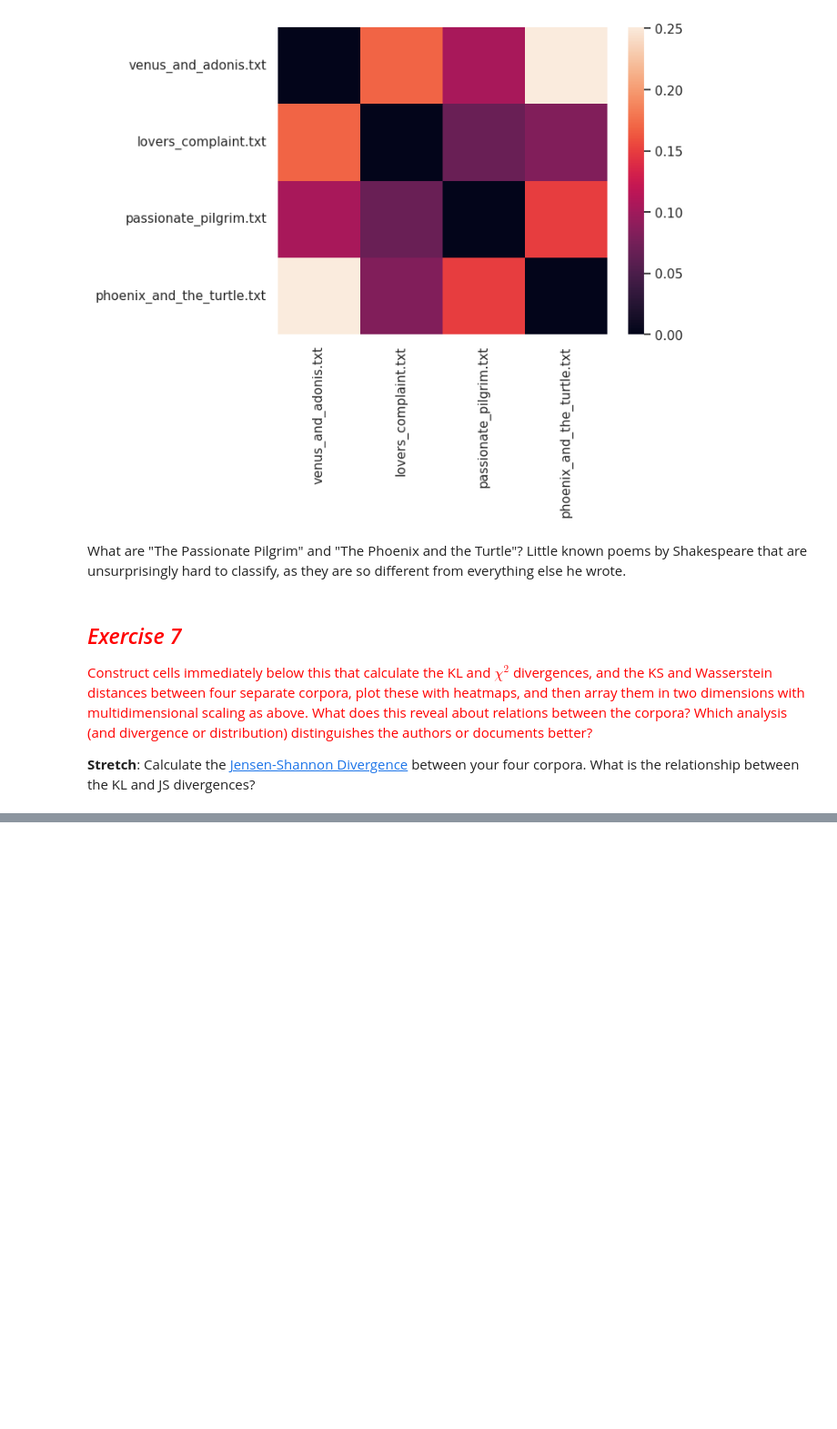
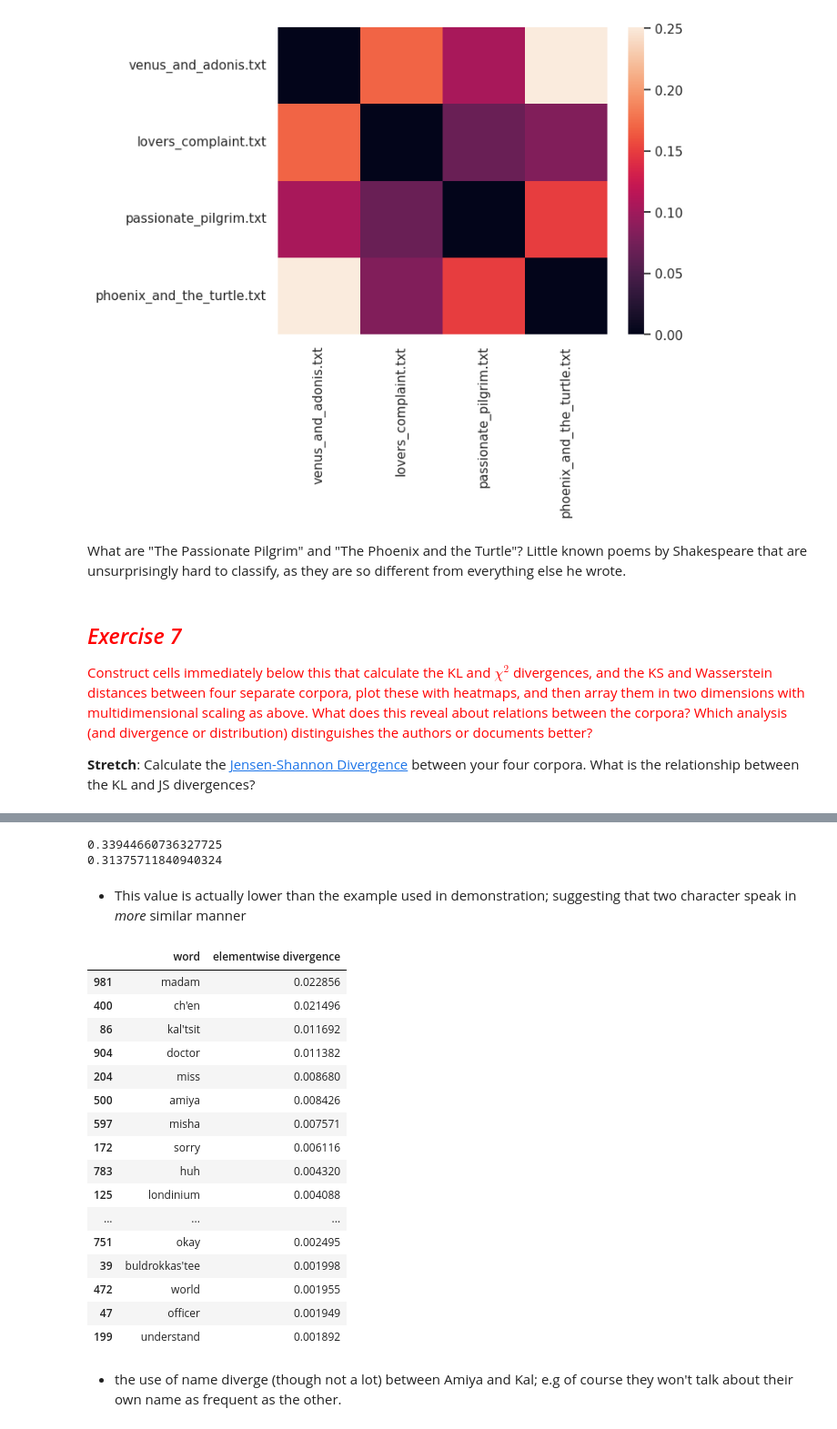
Before and after one commit to Marugannwg/Contant_Analysis_Study, a Jupyter notebook: week 2/2-Counting Words & Phrases to Trace the Distribution of Meaning.ipynb, the cells around one changed output, grey strips where cells are left out. Shown at 91% size. Saved outputs shown, nothing was run; the diff lists cells and outputs as text; code cells hidden in the pictures; blank space fills up the shorter version.

```diff
--- a/week 2/2-Counting Words & Phrases to Trace the Distribution of Meaning.ipynb
+++ b/week 2/2-Counting Words & Phrases to Trace the Distribution of Meaning.ipynb
@@ -2791,0 +2799,23 @@ What are "The Passionate Pilgrim" and "The Phoenix and the Turtle"? Little known
+# %%
+amiya_words = set(amiya_text)
+kal_words = set(kal_text)
+Talulah_words = set(Talulah_text)
+Chen_words = set(Chen_text)
+# %%
+def create_overlap_dict(*args):
+    overlapWords = args[0]
+    for arg in args[1:]:
+        overlapWords = overlapWords & arg
+    overlapWordsDict = {word: index for index, word in enumerate(overlapWords)}
+    return overlapWordsDict
+
+def makeProbsArray(words, overlapDict):
+    countList = [0] * len(overlapDict)
+    for word in words:
+        try:
+            countList[overlapDict[word]] += 1
+        except KeyError:
+            #The word is not common so we skip it
+            pass
+    countArray = np.array(countList)
+    return countArray / countArray.sum()
@@ -2791,0 +2831,44 @@ What are "The Passionate Pilgrim" and "The Phoenix and the Turtle"? Little known
+# %%
+#KL divergence between Amiya and Kal'tsit
+amiya_prob_array = makeProbsArray(amiya_text, create_overlap_dict(amiya_words, kal_words))
+kal_prob_array = makeProbsArray(kal_text, create_overlap_dict(amiya_words, kal_words))
+
+amiya_kalDivergence = scipy.stats.entropy(amiya_prob_array, kal_prob_array)
+print (amiya_kalDivergence)
+kal_amiyaDivergence = scipy.stats.entropy(kal_prob_array, amiya_prob_array)
+print (kal_amiyaDivergence)
+# %% [output]
+0.33944660736327725
+0.31375711840940324
+# %% [markdown]
+- This value is actually lower than the example used in demonstration; suggesting that two character speak in *more* similar manner
+# %%
+# matching words
+
+amiya_kalDivergence_ew = scipy.special.kl_div(amiya_prob_array, kal_prob_array)
+KL_df = pandas.DataFrame(list(create_overlap_dict(amiya_words, kal_words).keys()),
+                         columns = ['word'],
+                         index = list(create_overlap_dict(amiya_words, kal_words).values()))
+KL_df = KL_df.sort_index()
+KL_df['elementwise divergence'] = amiya_kalDivergence_ew
+KL_df.sort_values(by='elementwise divergence', ascending=False)[:20]
+# %% [output]
+|  | word | elementwise divergence |
+| 981 | madam | 0.022856 |
+| 400 | ch'en | 0.021496 |
+| 86 | kal'tsit | 0.011692 |
+| 904 | doctor | 0.011382 |
+| 204 | miss | 0.008680 |
+| 500 | amiya | 0.008426 |
+| 597 | misha | 0.007571 |
+| 172 | sorry | 0.006116 |
+| 783 | huh | 0.004320 |
+| 125 | londinium | 0.004088 |
+| ... | ... | ... |
+| 751 | okay | 0.002495 |
+| 39 | buldrokkas'tee | 0.001998 |
+| 472 | world | 0.001955 |
+| 47 | officer | 0.001949 |
+| 199 | understand | 0.001892 |
+# %% [markdown]
+- the use of name diverge (though not a lot) between Amiya and Kal; e.g of course they won't talk about their own name as frequent as the other.
```
Also changed, not shown: parts of 11 cells of this notebook.
